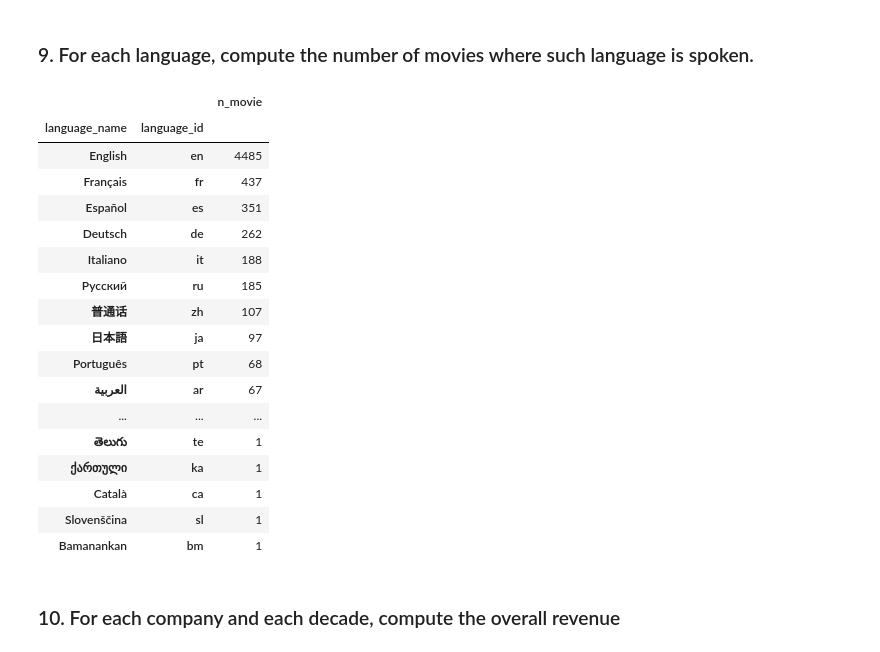
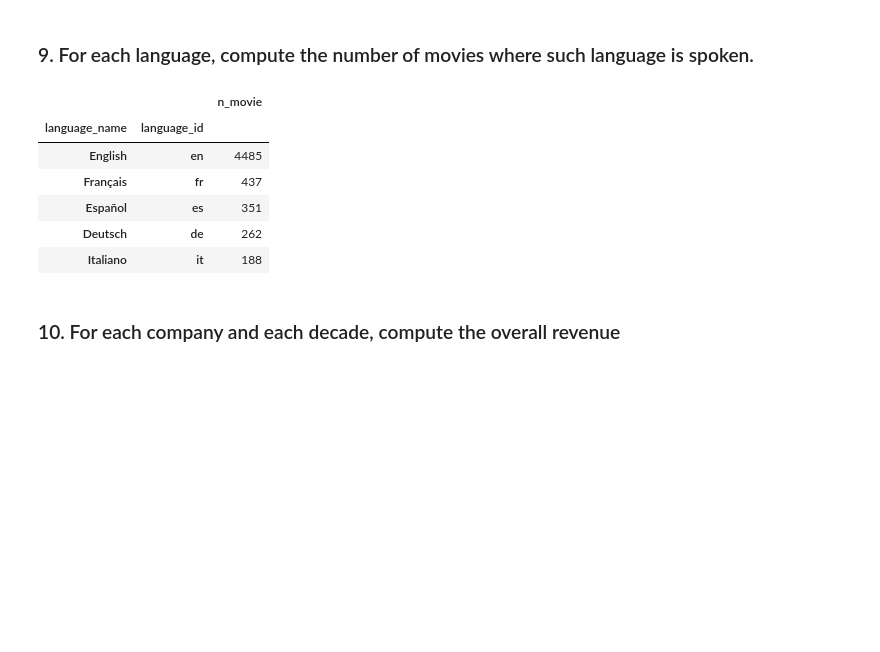
Before and after one commit to daraste/Foundations-of-Computer-Science, a Jupyter notebook: Foundations_of_Computer_Science_Project.ipynb, the cells around one changed output. Saved outputs shown, nothing was run; the diff lists cells and outputs as text; code cells hidden in the pictures; blank space fills up the shorter version.

```diff
--- a/Foundations_of_Computer_Science_Project.ipynb
+++ b/Foundations_of_Computer_Science_Project.ipynb
@@ -21,5 +7,6 @@ import pandas as pd
 import re
 import numpy as np
 import json
+pd.options.display.float_format = "{:.2f}".format
 # %%
 movies = pd.read_csv('tmdb_5000_movies.csv')
@@ -99,6 +72,5 @@ nohomepage[['id', 'years']].groupby('years').count().tail().rename(index=str, co
 # %% [markdown]
 ### 4. Extract the domain of each homepage.
 # %%
-movies.dom = [re.findall('://([\w+\.+\w+]*)', i) for i in movies['homepage'] if pd.notnull(i)] #list comprehension with regex
-movies[['title', 'homepage', 'domain']].head(10)
+[re.findall('://([\w+\.+\w+]*)/', i) for i in movies['homepage'] if pd.notnull(i)]
 # %% [output]
@@ -347,28 +304,16 @@ num_directors[['movie_id', 'title', 'n_directors']].set_index('movie_id').head()
 # %%
 lang = spoken_languages_id.reset_index().groupby(['language_name','language_id']).count()
 lang = lang.iloc[27:]
 lang = lang.rename(index=str, columns={'movie_id': 'n_movie'})
-#lang.head(50)
-lang.sort_values(['n_movie'], ascending=[False])
+lang.sort_values(['n_movie'], ascending=[False]).head(5)
 # %% [output]
 |  |  | n_movie |
 | language_name | language_id |  |
 | English | en | 4485 |
 | Français | fr | 437 |
 | Español | es | 351 |
 | Deutsch | de | 262 |
 | Italiano | it | 188 |
-| Pусский | ru | 185 |
-| 普通话 | zh | 107 |
-| 日本語 | ja | 97 |
-| Português | pt | 68 |
-| العربية | ar | 67 |
-| ... | ... | ... |
-| తెలుగు | te | 1 |
-| ქართული | ka | 1 |
-| Català | ca | 1 |
-| Slovenščina | sl | 1 |
-| Bamanankan | bm | 1 |
 # %% [markdown]
 ### 10. For each company and each decade, compute the overall revenue
 # %%
```
Also changed, not shown: parts of 31 cells of this notebook.
